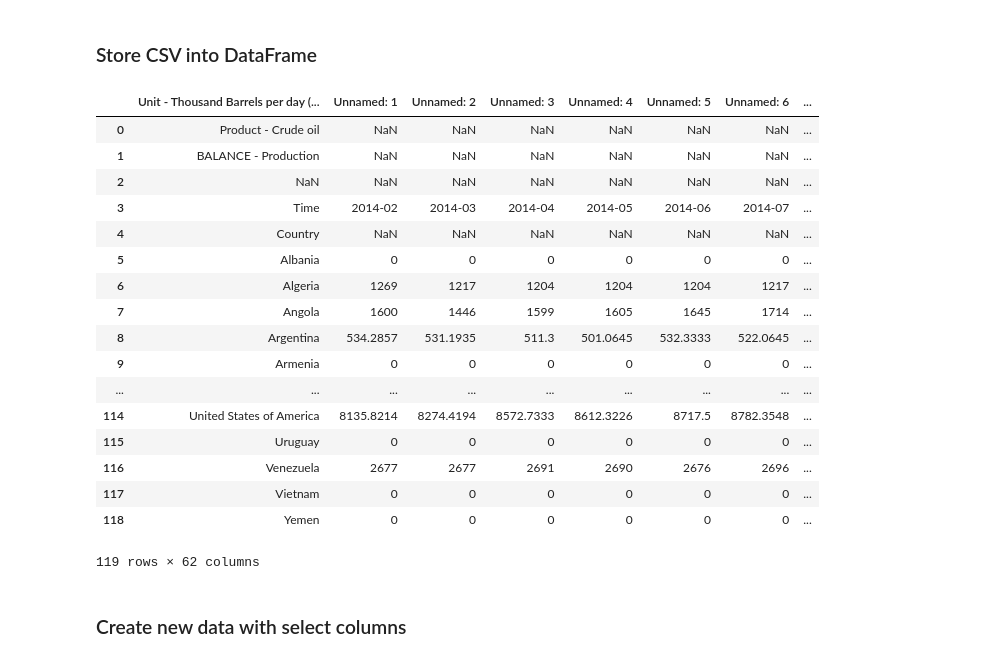
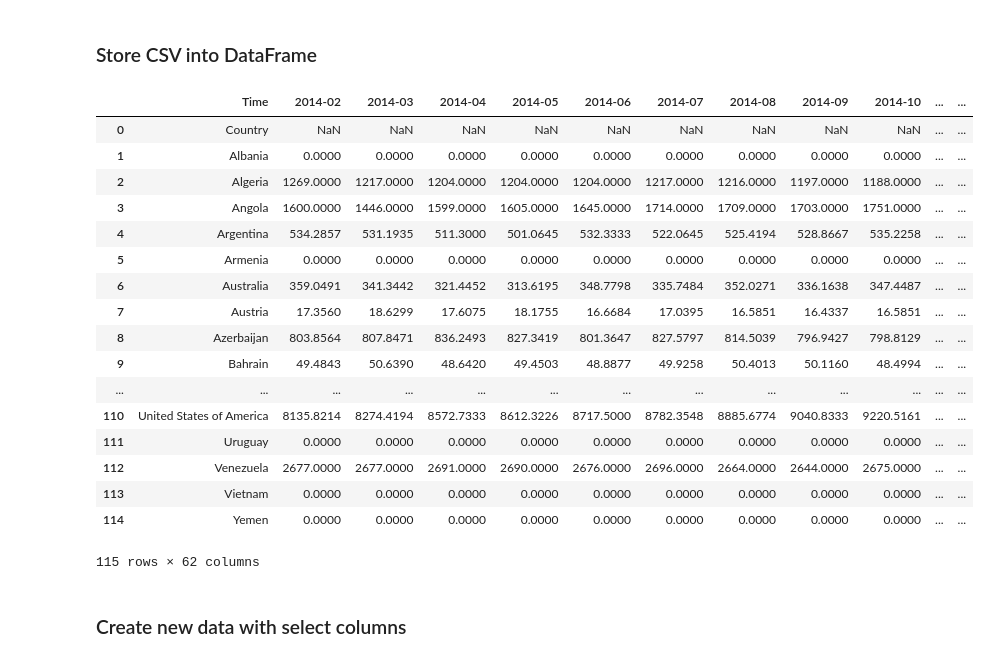
Before and after one commit to hmakhlouf/ETL-Project, a Jupyter notebook: etl_project.ipynb, the cells around one changed output. Drawn from its saved outputs; the diff is of its cells as text; code cells hidden in the pictures.

```diff
--- a/etl_project.ipynb
+++ b/etl_project.ipynb
@@ -5,27 +5,27 @@ from sqlalchemy import create_engine
 ### Store CSV into DataFrame
 # %%
 csv_file = "JODI Data.csv"
-jodi_df = pd.read_csv(csv_file)
+jodi_df = pd.read_csv(csv_file, skiprows=4)
 jodi_df
 # %% [output]
-|  | Unit - Thousand Barrels per day (... | Unnamed: 1 | Unnamed: 2 | Unnamed: 3 | Unnamed: 4 | Unnamed: 5 | Unnamed: 6 | ... |
-| 0 | Product - Crude oil | NaN | NaN | NaN | NaN | NaN | NaN | ... |
-| 1 | BALANCE - Production | NaN | NaN | NaN | NaN | NaN | NaN | ... |
-| 2 | NaN | NaN | NaN | NaN | NaN | NaN | NaN | ... |
-| 3 | Time | 2014-02 | 2014-03 | 2014-04 | 2014-05 | 2014-06 | 2014-07 | ... |
-| 4 | Country | NaN | NaN | NaN | NaN | NaN | NaN | ... |
-| 5 | Albania | 0 | 0 | 0 | 0 | 0 | 0 | ... |
-| 6 | Algeria | 1269 | 1217 | 1204 | 1204 | 1204 | 1217 | ... |
-| 7 | Angola | 1600 | 1446 | 1599 | 1605 | 1645 | 1714 | ... |
-| 8 | Argentina | 534.2857 | 531.1935 | 511.3 | 501.0645 | 532.3333 | 522.0645 | ... |
-| 9 | Armenia | 0 | 0 | 0 | 0 | 0 | 0 | ... |
-| ... | ... | ... | ... | ... | ... | ... | ... | ... |
-| 114 | United States of America | 8135.8214 | 8274.4194 | 8572.7333 | 8612.3226 | 8717.5 | 8782.3548 | ... |
-| 115 | Uruguay | 0 | 0 | 0 | 0 | 0 | 0 | ... |
-| 116 | Venezuela | 2677 | 2677 | 2691 | 2690 | 2676 | 2696 | ... |
-| 117 | Vietnam | 0 | 0 | 0 | 0 | 0 | 0 | ... |
-| 118 | Yemen | 0 | 0 | 0 | 0 | 0 | 0 | ... |
+|  | Time | 2014-02 | 2014-03 | 2014-04 | 2014-05 | 2014-06 | 2014-07 | 2014-08 | 2014-09 | 2014-10 | ... | ... |
+| 0 | Country | NaN | NaN | NaN | NaN | NaN | NaN | NaN | NaN | NaN | ... | ... |
+| 1 | Albania | 0.0000 | 0.0000 | 0.0000 | 0.0000 | 0.0000 | 0.0000 | 0.0000 | 0.0000 | 0.0000 | ... | ... |
+| 2 | Algeria | 1269.0000 | 1217.0000 | 1204.0000 | 1204.0000 | 1204.0000 | 1217.0000 | 1216.0000 | 1197.0000 | 1188.0000 | ... | ... |
+| 3 | Angola | 1600.0000 | 1446.0000 | 1599.0000 | 1605.0000 | 1645.0000 | 1714.0000 | 1709.0000 | 1703.0000 | 1751.0000 | ... | ... |
+| 4 | Argentina | 534.2857 | 531.1935 | 511.3000 | 501.0645 | 532.3333 | 522.0645 | 525.4194 | 528.8667 | 535.2258 | ... | ... |
+| 5 | Armenia | 0.0000 | 0.0000 | 0.0000 | 0.0000 | 0.0000 | 0.0000 | 0.0000 | 0.0000 | 0.0000 | ... | ... |
+| 6 | Australia | 359.0491 | 341.3442 | 321.4452 | 313.6195 | 348.7798 | 335.7484 | 352.0271 | 336.1638 | 347.4487 | ... | ... |
+| 7 | Austria | 17.3560 | 18.6299 | 17.6075 | 18.1755 | 16.6684 | 17.0395 | 16.5851 | 16.4337 | 16.5851 | ... | ... |
+| 8 | Azerbaijan | 803.8564 | 807.8471 | 836.2493 | 827.3419 | 801.3647 | 827.5797 | 814.5039 | 796.9427 | 798.8129 | ... | ... |
+| 9 | Bahrain | 49.4843 | 50.6390 | 48.6420 | 49.4503 | 48.8877 | 49.9258 | 50.4013 | 50.1160 | 48.4994 | ... | ... |
+| ... | ... | ... | ... | ... | ... | ... | ... | ... | ... | ... | ... | ... |
+| 110 | United States of America | 8135.8214 | 8274.4194 | 8572.7333 | 8612.3226 | 8717.5000 | 8782.3548 | 8885.6774 | 9040.8333 | 9220.5161 | ... | ... |
+| 111 | Uruguay | 0.0000 | 0.0000 | 0.0000 | 0.0000 | 0.0000 | 0.0000 | 0.0000 | 0.0000 | 0.0000 | ... | ... |
+| 112 | Venezuela | 2677.0000 | 2677.0000 | 2691.0000 | 2690.0000 | 2676.0000 | 2696.0000 | 2664.0000 | 2644.0000 | 2675.0000 | ... | ... |
+| 113 | Vietnam | 0.0000 | 0.0000 | 0.0000 | 0.0000 | 0.0000 | 0.0000 | 0.0000 | 0.0000 | 0.0000 | ... | ... |
+| 114 | Yemen | 0.0000 | 0.0000 | 0.0000 | 0.0000 | 0.0000 | 0.0000 | 0.0000 | 0.0000 | 0.0000 | ... | ... |
-119 rows × 62 columns
+115 rows × 62 columns
 # %% [markdown]
 ### Create new data with select columns
 # %%
```
